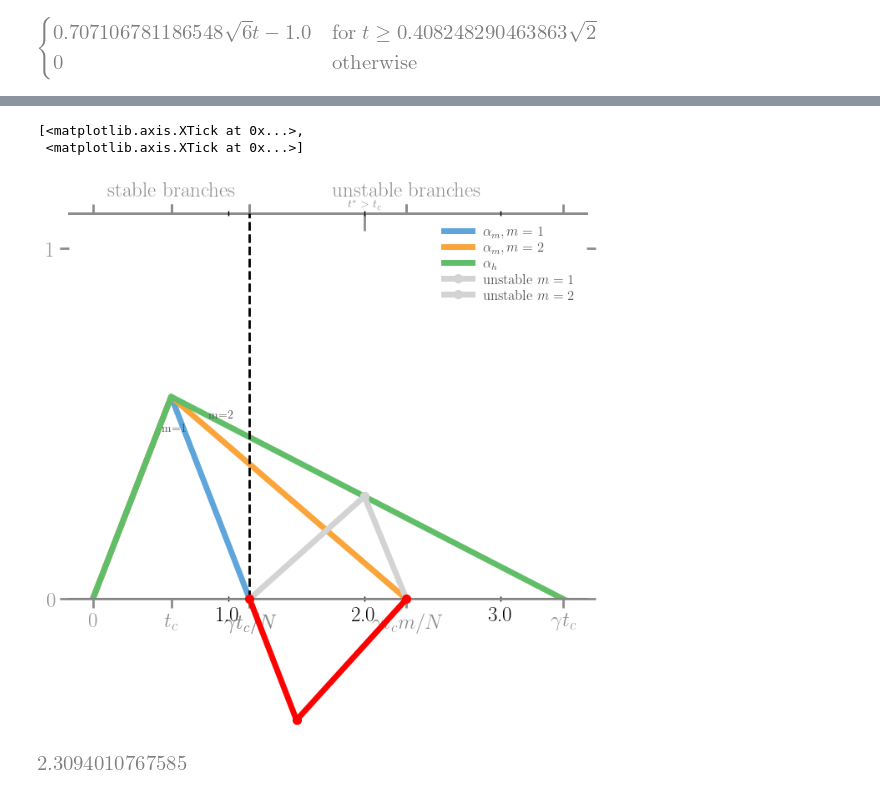
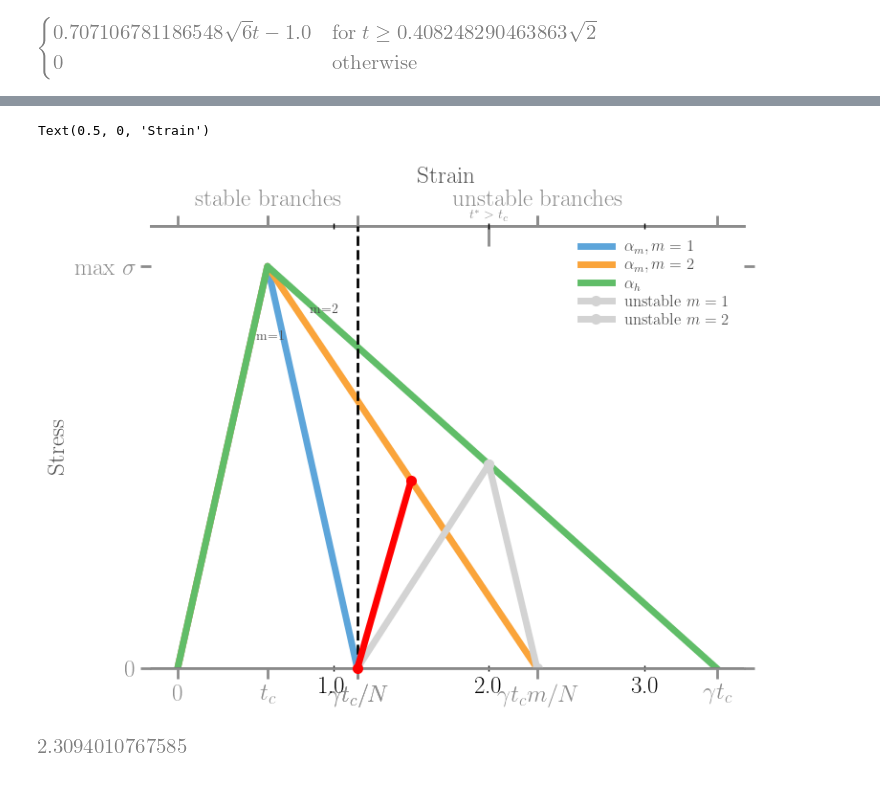
Before and after one commit to kumiori/indiscrete, a Jupyter notebook: playground/discrete-bar-symbolic.ipynb, the cells around one changed output, grey strips where cells are left out. Drawn from its saved outputs; the diff is of its cells as text; code cells hidden in the pictures.

```diff
--- a/playground/discrete-bar-symbolic.ipynb
+++ b/playground/discrete-bar-symbolic.ipynb
@@ -1602,12 +1710,12 @@ _stress_h = (
 stress_h = sp.lambdify(t, _stress_h, "numpy")
 ax.plot(_loads, stress_h(_loads), label=f"$\\alpha_h$", lw=5)
 
-
 plt.legend()
 
 ax.set_xticks(x_ticks, x_tick_labels)
-ax.set_yticks([0, 1])
-ax.set_ylim([0, 1.1])
+# ax.set_yticks([0, 1])
+ax.set_yticks([0, 1, float(stress_h(tc))], [0, 1, "max $\\sigma$"])
+ax.set_ylim([0, 1.1 * float(stress_h(tc))])
 ax.axhline(0, c="k")
 
 visuals.setspines0()
@@ -1645,46 +1753,46 @@ _stress_m = (
 )
 
 stress_f = sp.lambdify(t, _stress_m, "numpy")
-
-for m in range(1, system.matpar["N"]):
+s1 = stress_f(t1)
+for m in range(1, system.matpar["N"] - _bifurcate_from_branch + 1):
     x = parameters["γ"] * float(tc) / parameters["N"] * m
     y = 0
     # print(s0)
     x0 = parameters["γ"] * float(tc) / parameters["N"]
     colour = "green" if x < x0 else "red"
     ax.plot(
-        [t1, x], [s0, y], marker="o", lw=5, color=colour, zorder=10, clip_on=False
+        [t1, x], [s1, y], marker="o", lw=5, color=colour, zorder=10, clip_on=False
     )  # Draw line and mark points
 ax.legend()
 
 ax.set_xticks(
     np.arange(0.0, parameters["γ"] * float(tc)),
     np.arange(0.0, parameters["γ"] * float(tc)),
     minor=True,
 )
 ax.tick_params(
     axis="x", which="minor", direction="inout", length=5, width=1, colors="k"
 )
 
 sec = ax.secondary_xaxis(location=1)
 sec.set_xticks([t0], labels=["$t^*>t_c$"])
 sec.tick_params("x", direction="in", labelsize=10, length=15)
 
 sec2 = ax.secondary_xaxis(location=1)
 sec2.set_xticks(
     [
         parameters["γ"] * float(tc) / (2 * parameters["N"]),
         (parameters["γ"] * float(tc)) / 2 * (1 + 1 / (parameters["N"])),
     ],
     labels=["stable branches", "unstable branches"],
 )
 # sec.tick_params("x", direction="in", labelsize=10, length=15)
-
+ax.set_ylabel("Stress")
+sec.set_xlabel("Strain", labelpad=20)
 # plt.savefig(os.path.join(output_dir, "stress-bifurcations-tertiary.png"))
 # %% [output]
-[<matplotlib.axis.XTick at 0x...>,
- <matplotlib.axis.XTick at 0x...>]
+Text(0.5, 0, 'Strain')
-[figure, old version]
+[figure, new version]
 # %%
 (parameters["γ"] * float(tc)) / (parameters["N"]) + (
     parameters["γ"] * float(tc) * (1 - 1 / (parameters["N"]))
```
Also changed, not shown: parts of 2 cells of this notebook.
